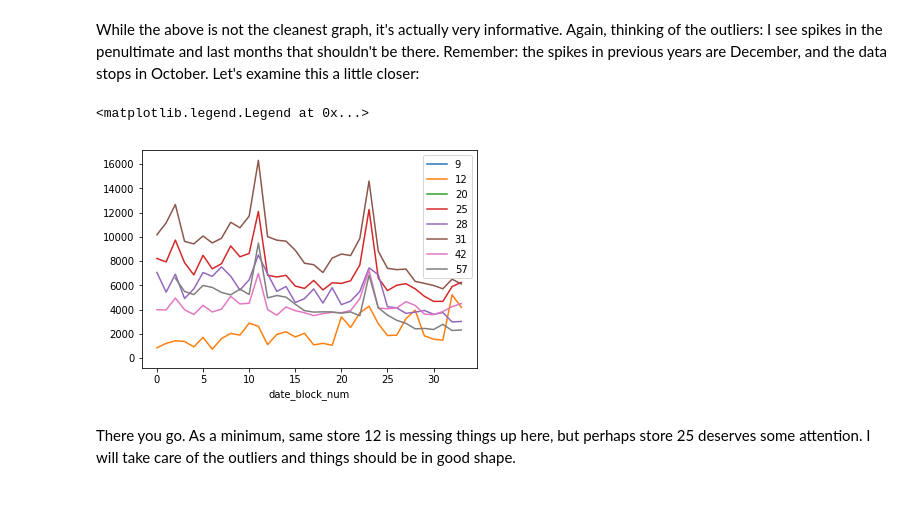
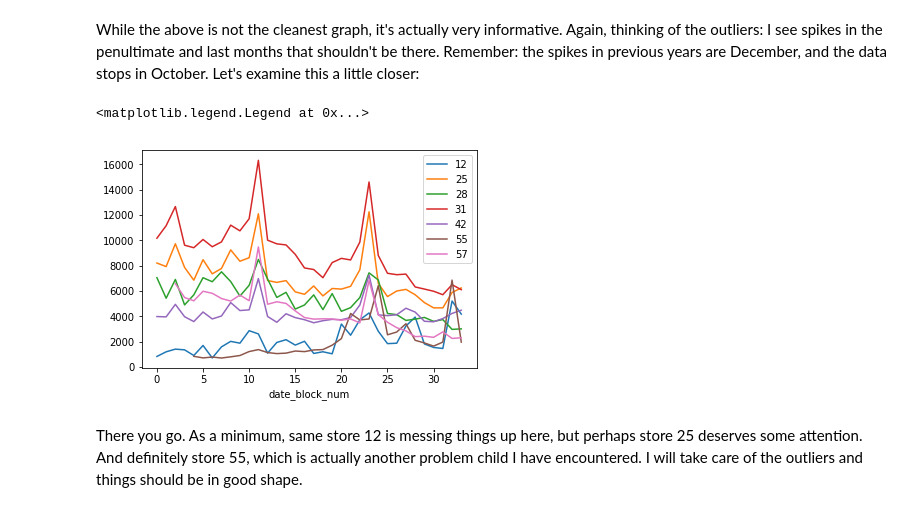
Before and after one commit to hogofogo/Retail_predict, a Jupyter notebook: EDA_retail.ipynb, the cells around one changed output. Saved outputs shown, nothing was run; the diff lists cells and outputs as text; code cells hidden in the pictures.

```diff
--- a/EDA_retail.ipynb
+++ b/EDA_retail.ipynb
@@ -275,11 +276,11 @@ While the above is not the cleanest graph, it's actually very informative. Again
 # %%
 temp = transactions.groupby(['date_block_num', 'shop_id']).sum()['item_cnt_day'].unstack()
 temp = temp.T
-temp = temp[temp[33] > 2000]
+temp = temp[temp[32] > 2000]
 temp = temp.T
 temp.plot().legend()
 # %% [output]
 <matplotlib.legend.Legend at 0x...>
-[figure, old version]
+[figure, new version]
 # %% [markdown]
-There you go. As a minimum, same store 12 is messing things up here, but perhaps store 25 deserves some attention. I will take care of the outliers and things should be in good shape.
+There you go. As a minimum, same store 12 is messing things up here, but perhaps store 25 deserves some attention. And definitely store 55, which is actually another problem child I have encountered. I will take care of the outliers and things should be in good shape.
```
Also changed, not shown: parts of 1 cell of this notebook, 1 other file.
